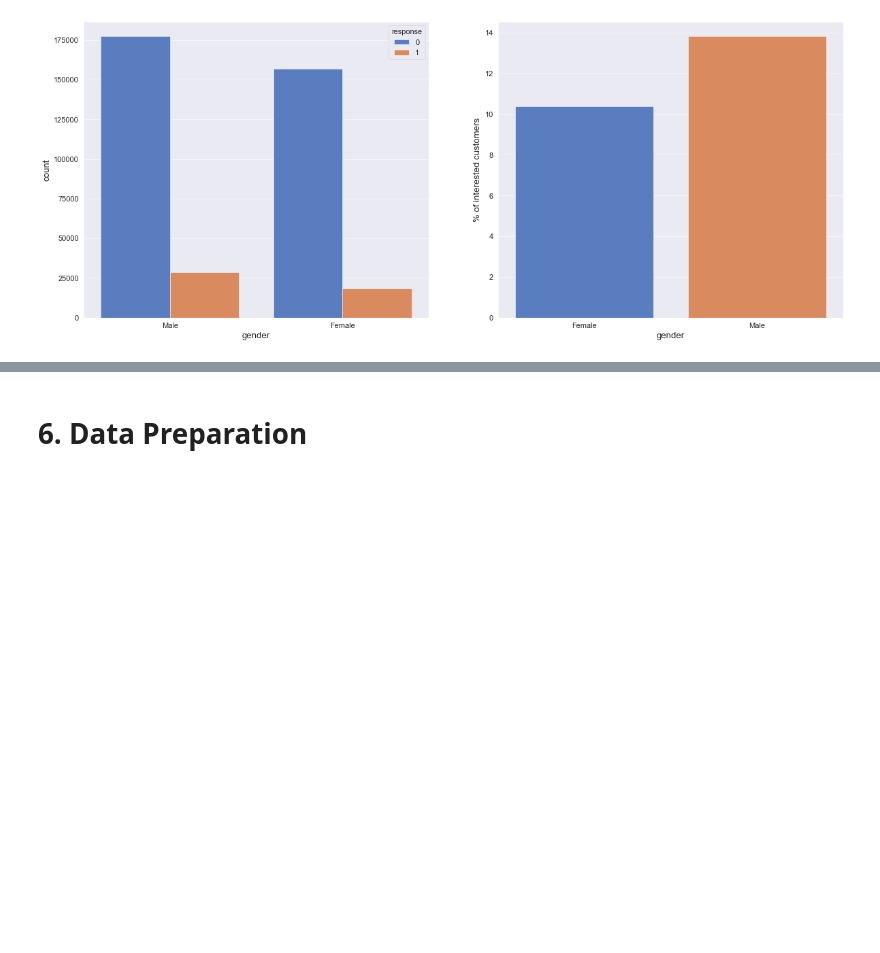
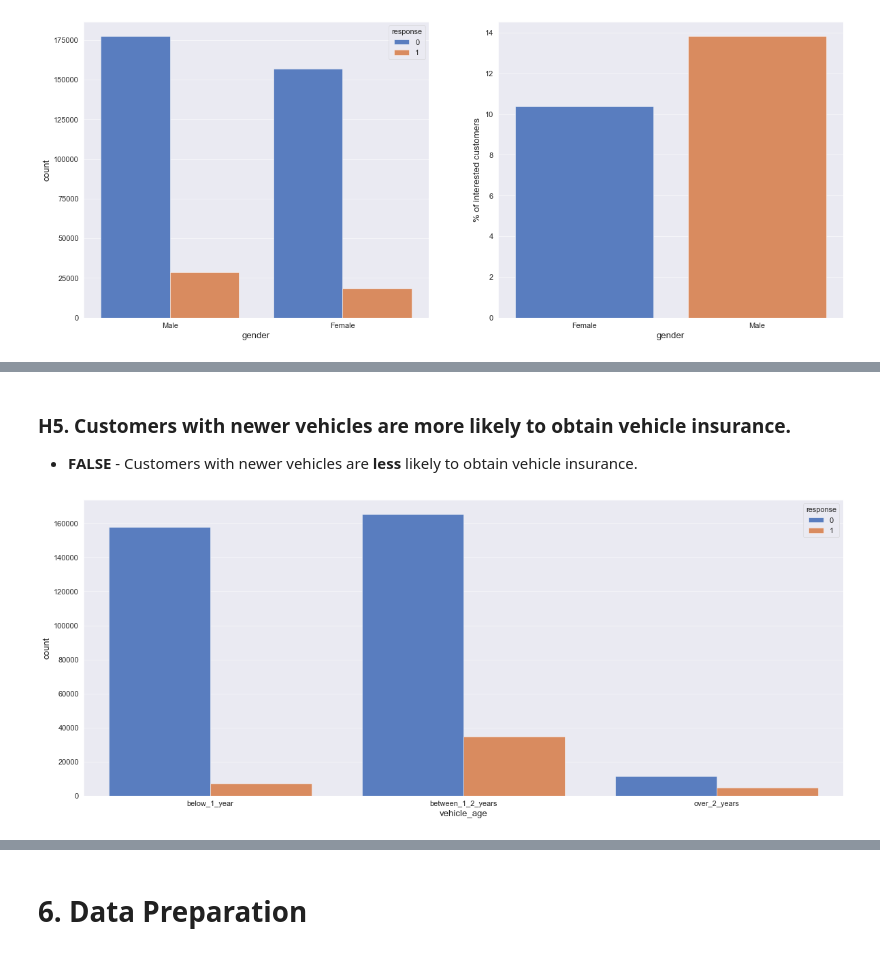
Before and after one commit to Gutscs/Health-Insurance-Cross-Sell, a Jupyter notebook: HealthInsurance.ipynb, the cells around one changed output, grey strips where cells are left out. Drawn from its saved outputs; the diff is of its cells as text; code cells hidden in the pictures; blank space fills up the shorter version.

```diff
--- a/HealthInsurance.ipynb
+++ b/HealthInsurance.ipynb
@@ -659,0 +731,7 @@ sns.barplot( x='gender', y='% of interested customers', data=df_aux );
+# %% [markdown]
+### H5. Customers with newer vehicles are more likely to obtain vehicle insurance.
+* **FALSE** - Customers with newer vehicles are **less** likely to obtain vehicle insurance.
+# %%
+sns.countplot( x='vehicle_age', hue='response', data=df5 );
+# %% [output]
+[figure, added]
```
Also changed, not shown: parts of 26 cells of this notebook.
